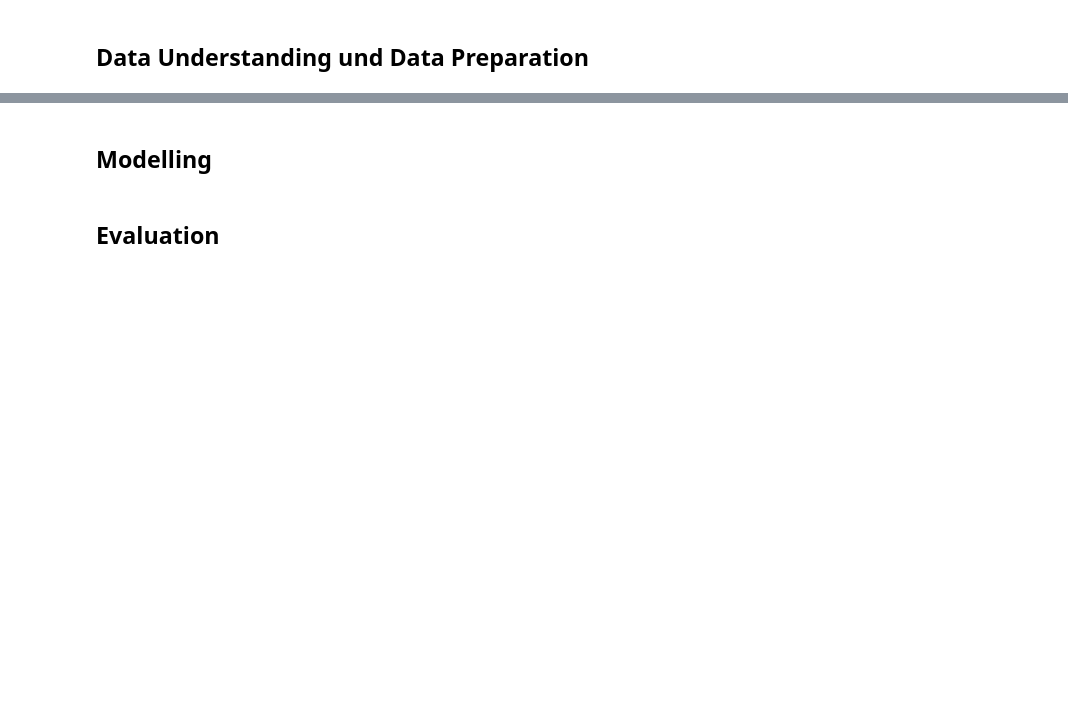
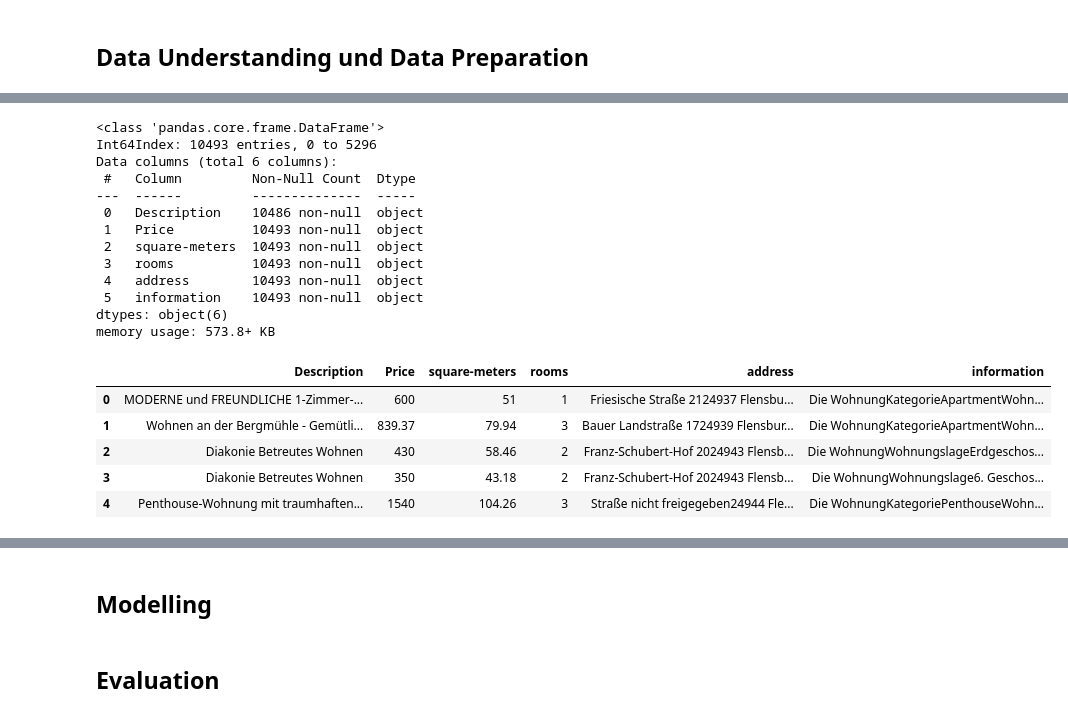
Before and after one commit to LeIx1999/AP_House_Prices, a Jupyter notebook: AP_Jannis_Niesen.ipynb, the cells around one changed output, grey strips where cells are left out. Saved outputs shown, nothing was run; the diff lists cells and outputs as text; code cells hidden in the pictures; blank space fills up the shorter version.

Commit message:
Jupyter Notebook working now

```diff
--- a/AP_Jannis_Niesen.ipynb
+++ b/AP_Jannis_Niesen.ipynb
@@ -143,11 +144,6 @@ def get_housing_data(search_term, n_sites):
 from Webcrawler import get_housing_data
 import pandas as pd
 import numpy as np
-# settings for printing in console
-width = 320
-pd.set_option("display.width", width)
-np.set_printoptions(linewidth=width)
-pd.set_option("display.max_columns", 30)
 
 # get germanys biggest city as crawler input
 cities = pd.read_excel("data/Gemeindeverzeichnis 2020.xlsx")
@@ -157,10 +153,15 @@ cities = cities[cities["Satz-art"] == "40"]
 
 # Prepare for crawler
 cities = list(cities["Gemeindename"].str.split(",").str[0])
-cities = cities[201:]
+
+# Display the amount of cities
+print(f'Crawling housing data for {len(cities)} cities')
+
+# Only one city in jupyter-notebook
+cities = cities[:1]
 
 # Call crawler function on citys
-housing_data_list = [get_housing_data(city, 5) for city in cities]
+housing_data_list = [get_housing_data(city, 1) for city in cities]
 
 housing_data = pd.concat(housing_data_list)
 
@@ -169,4 +170,4 @@ housing_data["Price"] = housing_data["Price"].apply(lambda x: x.replace("€", "
 housing_data["square-meters"] = housing_data["square-meters"].apply(lambda x: x.replace("m²", "").replace(".", "").replace(",", "."))
 
 # Excel
-housing_data.to_excel("housing_data3.xlsx")
+# housing_data.to_excel("housing_data3.xlsx")
@@ -175,27 +186,43 @@ housing_data.to_excel("housing_data3.xlsx")
 # %%
 import nltk
 import pandas as pd
 import numpy as np
 import requests
 import geopandas as gpd
-from shapely.geometry import Polygon, LineString, Point
+from shapely.geometry import Point
 import requests
 from numpy import nan
 import collections
 import nltk
 from nltk.corpus import stopwords
 from nltk.tokenize import word_tokenize
 
-# settings for printing in console
-width = 320
-pd.set_option("display.width", width)
-np.set_printoptions(linewidth=width)
-pd.set_option("display.max_columns", 30)
+# load crawler data
+housing_data = pd.read_excel("data/housing_data.xlsx", index_col = 0)
 
-# load crawler data
-housing_data = pd.read_excel("data/housing_data.xlsx")
+# throw out Unnamed
+housing_data = housing_data.drop(columns="Unnamed: 0")
 
-# Inspect data
+# inspect data
 housing_data.info()
-housing_data.describe()
 housing_data.head()
+# %% [output]
+<class 'pandas.core.frame.DataFrame'>
+Int64Index: 10493 entries, 0 to 5296
+Data columns (total 6 columns):
+ #   Column         Non-Null Count  Dtype
+---  ------         --------------  -----
+ 0   Description    10486 non-null  object
+ 1   Price          10493 non-null  object
+ 2   square-meters  10493 non-null  object
+ 3   rooms          10493 non-null  object
+ 4   address        10493 non-null  object
+ 5   information    10493 non-null  object
+dtypes: object(6)
+memory usage: 573.8+ KB
+|  | Description | Price | square-meters | rooms | address | information |
+| 0 | MODERNE und FREUNDLICHE 1-Zimmer-... | 600 | 51 | 1 | Friesische Straße 2124937 Flensbu... | Die WohnungKategorieApartmentWohn... |
+| 1 | Wohnen an der Bergmühle - Gemütli... | 839.37 | 79.94 | 3 | Bauer Landstraße 1724939 Flensbur... | Die WohnungKategorieApartmentWohn... |
+| 2 | Diakonie Betreutes Wohnen | 430 | 58.46 | 2 | Franz-Schubert-Hof 2024943 Flensb... | Die WohnungWohnungslageErdgeschos... |
+| 3 | Diakonie Betreutes Wohnen | 350 | 43.18 | 2 | Franz-Schubert-Hof 2024943 Flensb... | Die WohnungWohnungslage6. Geschos... |
+| 4 | Penthouse-Wohnung mit traumhaften... | 1540 | 104.26 | 3 | Straße nicht freigegeben24944 Fle... | Die WohnungKategoriePenthouseWohn... |
```
Also changed, not shown: parts of 21 cells of this notebook, 7 other files.
